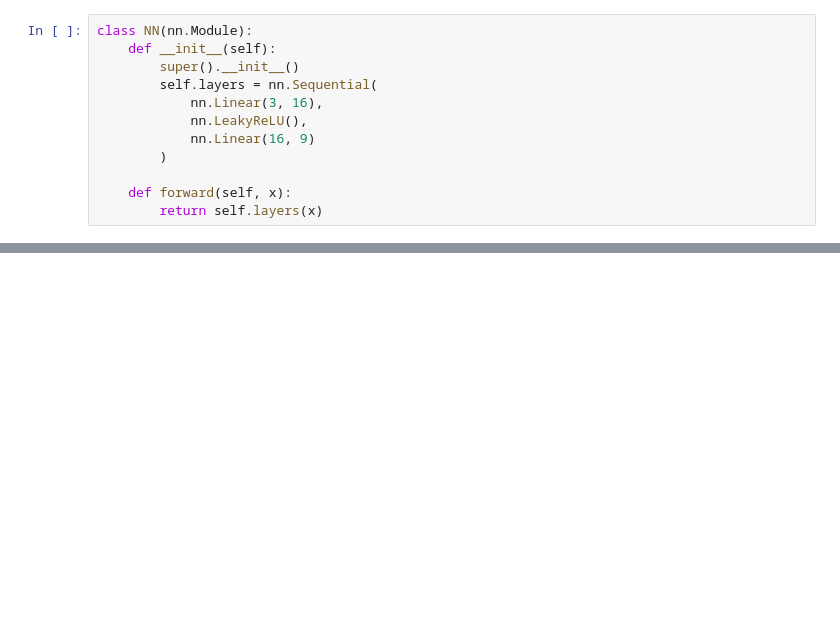
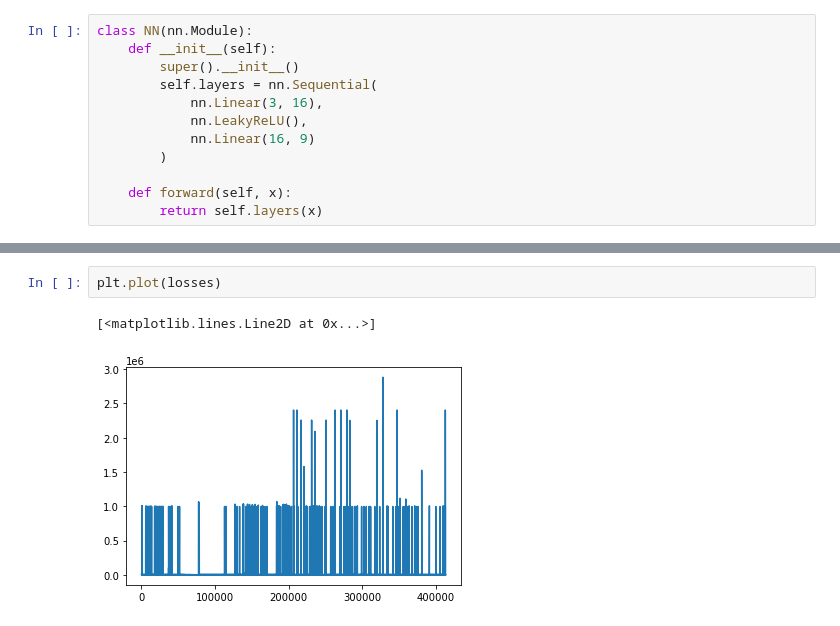
Before and after one commit to lorenzobasile/KiteRL, a Jupyter notebook: deep.ipynb, the cells around one changed output, grey strips where cells are left out. Drawn from its saved outputs; the diff is of its cells as text; blank space fills up the shorter version.

```diff
--- a/deep.ipynb
+++ b/deep.ipynb
@@ -90,3 +115,8 @@ for episode in range(1000):
+# %%
+plt.plot(losses)
+# %% [output]
+[<matplotlib.lines.Line2D at 0x...>]
+[figure, added]
 # %%
 plt.figure()
 plt.plot(durations, 'o')
```
Also changed, not shown: parts of 4 cells of this notebook, 10 other files.
